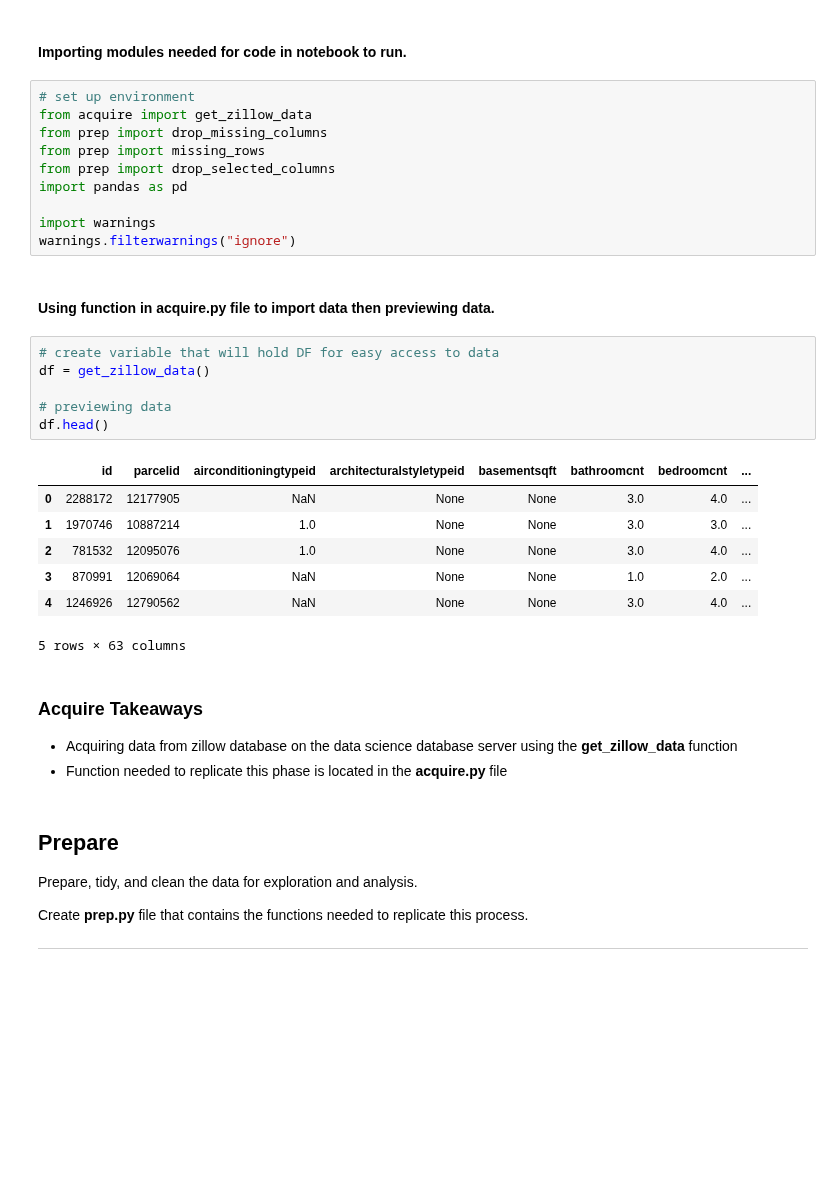
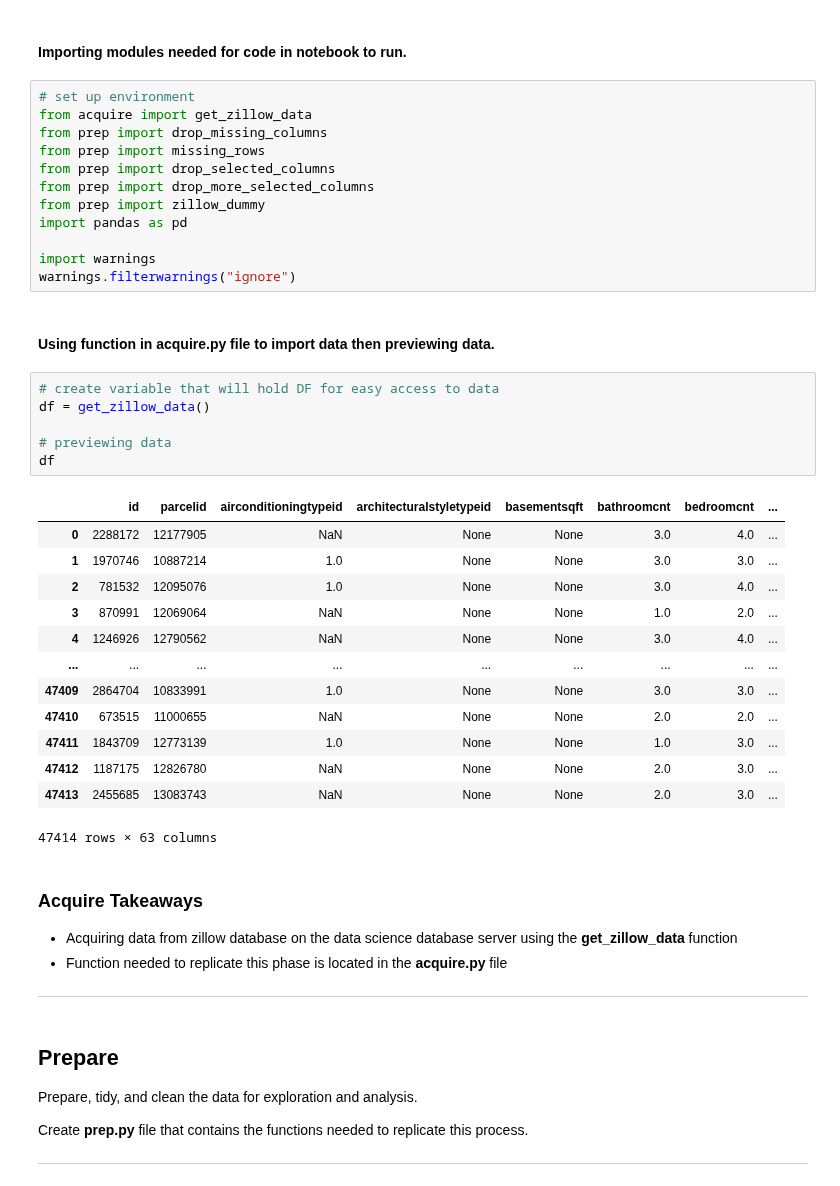
Before and after one commit to SamuelD-Data/zillow_clustering_project, a Jupyter notebook: zillow_clustering_project_notebook.ipynb, the cells around one changed output. Saved outputs shown, nothing was run; the diff lists cells and outputs as text; blank space fills up the shorter version.

```diff
--- a/zillow_clustering_project_notebook.ipynb
+++ b/zillow_clustering_project_notebook.ipynb
@@ -82,6 +82,8 @@ from acquire import get_zillow_data
 from prep import drop_missing_columns
 from prep import missing_rows
 from prep import drop_selected_columns
+from prep import drop_more_selected_columns
+from prep import zillow_dummy
 import pandas as pd
 
 import warnings
@@ -91,21 +93,28 @@ warnings.filterwarnings("ignore")
 # %%
 # create variable that will hold DF for easy access to data
 df = get_zillow_data()
 
 # previewing data
-df.head()
+df
 # %% [output]
 |  | id | parcelid | airconditioningtypeid | architecturalstyletypeid | basementsqft | bathroomcnt | bedroomcnt | ... |
 | 0 | 2288172 | 12177905 | NaN | None | None | 3.0 | 4.0 | ... |
 | 1 | 1970746 | 10887214 | 1.0 | None | None | 3.0 | 3.0 | ... |
 | 2 | 781532 | 12095076 | 1.0 | None | None | 3.0 | 4.0 | ... |
 | 3 | 870991 | 12069064 | NaN | None | None | 1.0 | 2.0 | ... |
 | 4 | 1246926 | 12790562 | NaN | None | None | 3.0 | 4.0 | ... |
+| ... | ... | ... | ... | ... | ... | ... | ... | ... |
+| 47409 | 2864704 | 10833991 | 1.0 | None | None | 3.0 | 3.0 | ... |
+| 47410 | 673515 | 11000655 | NaN | None | None | 2.0 | 2.0 | ... |
+| 47411 | 1843709 | 12773139 | 1.0 | None | None | 1.0 | 3.0 | ... |
+| 47412 | 1187175 | 12826780 | NaN | None | None | 2.0 | 3.0 | ... |
+| 47413 | 2455685 | 13083743 | NaN | None | None | 2.0 | 3.0 | ... |
-5 rows × 63 columns
+47414 rows × 63 columns
 # %% [markdown]
 ### Acquire Takeaways
 - Acquiring data from zillow database on the data science database server using the __get_zillow_data__ function
 - Function needed to replicate this phase is located in the __acquire.py__ file
+***
 # %% [markdown]
 ## Prepare
 Prepare, tidy, and clean the data for exploration and analysis.
```
Also changed, not shown: parts of 24 cells of this notebook.
